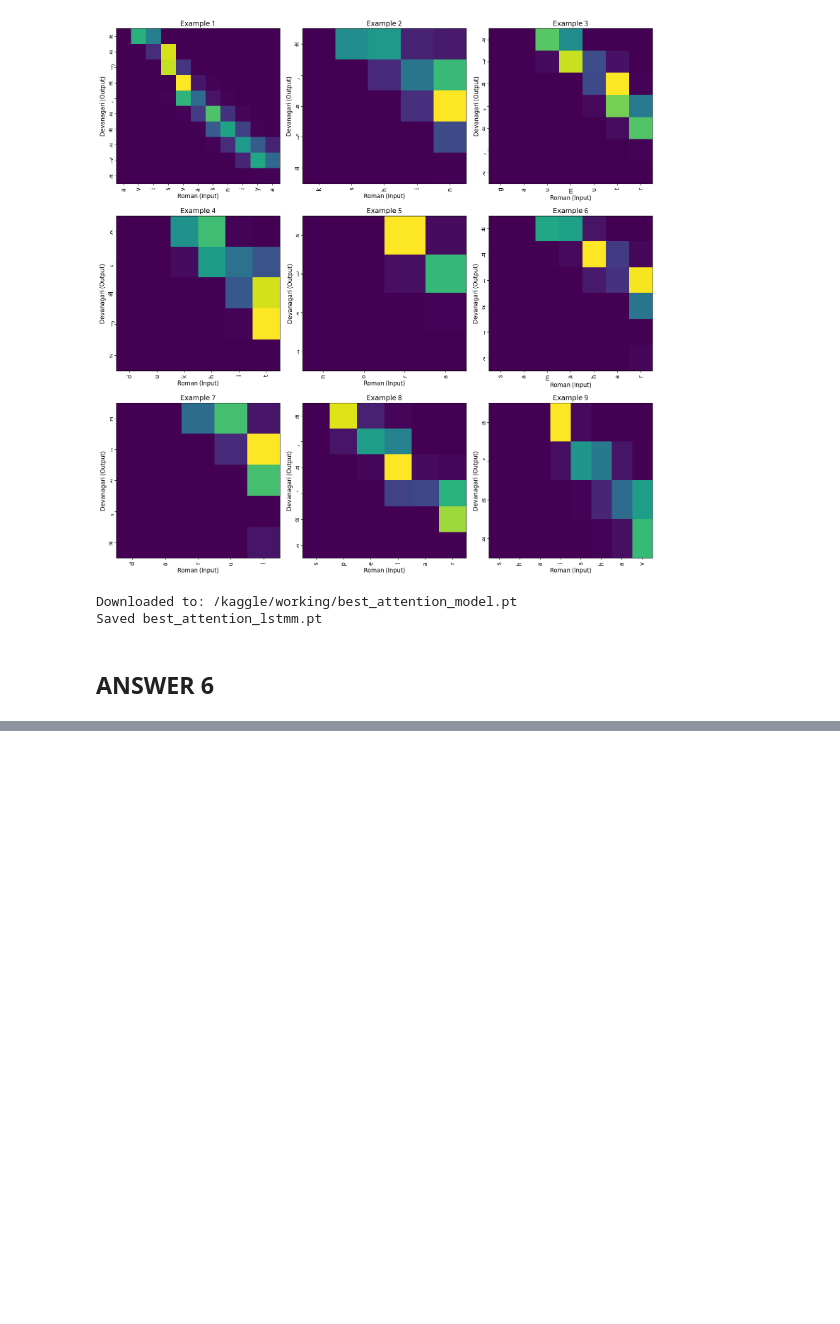
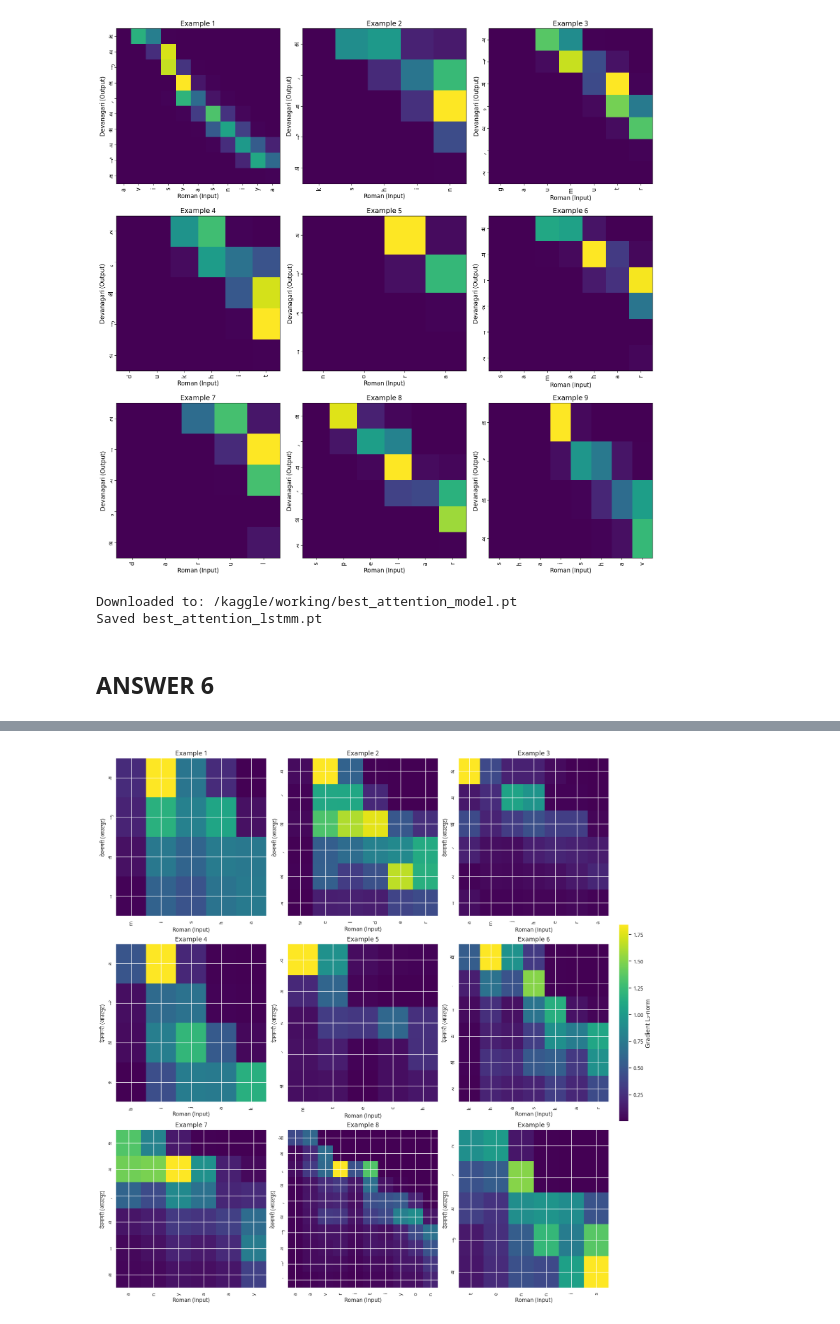
Before and after one commit to MK-Sindhu/ed24s401_dl_Assignment_3, a Jupyter notebook: Assignment3.ipynb, the cells around one changed output, grey strips where cells are left out. Drawn from its saved outputs; the diff is of its cells as text; code cells hidden in the pictures; blank space fills up the shorter version.

```diff
--- a/Assignment3.ipynb
+++ b/Assignment3.ipynb
@@ -2018,0 +2237,96 @@ plt.show()
+# %%
+import torch
+import numpy as np
+import matplotlib.pyplot as plt
+import matplotlib.font_manager as fm
+import matplotlib as mpl
+from torch.utils.data import DataLoader
+
+# ─── 1) Font setup ────────────────────────────────────────────────────────────
+devanagari_path = "/usr/share/fonts/truetype/noto/NotoSansDevanagari-Regular.ttf"
+latin_path     = fm.findfont("DejaVu Sans")
+dev_prop       = fm.FontProperties(fname=devanagari_path)
+lat_prop       = fm.FontProperties(fname=latin_path)
+mpl.rcParams['font.family'] = [dev_prop.get_name(), lat_prop.get_name()]
+mpl.rcParams['font.size']   = 12
+
+# ─── 2) Reverse‐vocab maps ─────────────────────────────────────────────────────
+INV_SRC = {v:k for k,v in SRC_VOCAB.items()}
+INV_TGT = {v:k for k,v in TGT_VOCAB.items()}
+
+# ─── 3) Connectivity function ─────────────────────────────────────────────────
+def compute_connectivity(model, src_tensor, max_out_len):
+    was_training = model.training
+    model.train()  # cudnn RNN backward graph requires train mode
+
+    enc_out, enc_h = model.encoder(src_tensor)
+    enc_out = enc_out.detach().requires_grad_(True)
+    dec_h   = model._init_decoder_hidden(enc_h)
+    inp     = torch.full((1,), TGT_VOCAB['<sos>'],
+                         device=DEVICE, dtype=torch.long)
+
+    steps = []
+    for _ in range(max_out_len):
+        logits, dec_h, _ = model.decoder(inp, dec_h, enc_out)
+        pred_idx = logits.argmax(dim=-1).item()
+        chosen = logits[0, pred_idx]
+
+        # zero-out old grads
+        if enc_out.grad is not None:
+            enc_out.grad.zero_()
+
+        chosen.backward(retain_graph=True)
+        # norm over hidden-dim → shape [src_len]
+        grad_norm = enc_out.grad[0].norm(dim=-1).cpu().numpy()
+        steps.append(grad_norm)
+
+        inp = torch.tensor([pred_idx], device=DEVICE)
+
+    if not was_training:
+        model.eval()
+    return np.stack(steps, axis=0)
+
+# ─── 4) Sample 9 test examples ─────────────────────────────────────────────────
+loader  = DataLoader(test_ds, batch_size=1, shuffle=True, collate_fn=collate_fn)
+samples = []
+for src, tgt in loader:
+    samples.append((src.to(DEVICE), tgt.to(DEVICE)))
+    if len(samples) == 9:
+        break
+
+# ─── 5) Plot & save ────────────────────────────────────────────────────────────
+fig, axes = plt.subplots(3, 3, figsize=(16,16), constrained_layout=True)
+
+for idx, (src, tgt) in enumerate(samples):
+    # gather true token indices (drop pad/sos/eos)
+    src_idxs = [i for i in src[0].tolist() if INV_SRC[i] not in ('<pad>','<eos>')]
+    tgt_idxs = [i for i in tgt[0].tolist() if INV_TGT[i] not in ('<pad>','<sos>','<eos>')]
+
+    conn = compute_connectivity(model, src, max_out_len=len(tgt_idxs))
+    mat  = conn[:len(tgt_idxs), :len(src_idxs)]
+
+    ax = axes[idx//3, idx%3]
+    im = ax.imshow(mat, cmap='viridis', aspect='auto')
+    ax.set_xticks(range(len(src_idxs)))
+    ax.set_yticks(range(len(tgt_idxs)))
+    ax.set_xticklabels([INV_SRC[i] for i in src_idxs],
+                       rotation=90, fontsize=10)
+    ax.set_yticklabels([INV_TGT[i] for i in tgt_idxs],
+                       fontsize=10)
+
+    ax.set_xlabel("Roman (Input)",   fontsize=11)
+    ax.set_ylabel("देवनागरी (आउटपुट)", fontsize=11)
+    ax.set_title(f"Example {idx+1}", fontsize=13)
+
+# one shared colorbar on the right
+cbar = fig.colorbar(im,
+                    ax=axes.ravel().tolist(),
+                    fraction=0.02, pad=0.02)
+cbar.set_label("Gradient L₂-norm", fontsize=12)
+
+# save to disk
+fig.savefig("attention_connectivity_grid.png", dpi=300, bbox_inches='tight')
+
+plt.show()
+# %% [output]
+[figure, added]
```
Also changed, not shown: parts of 13 cells of this notebook.
